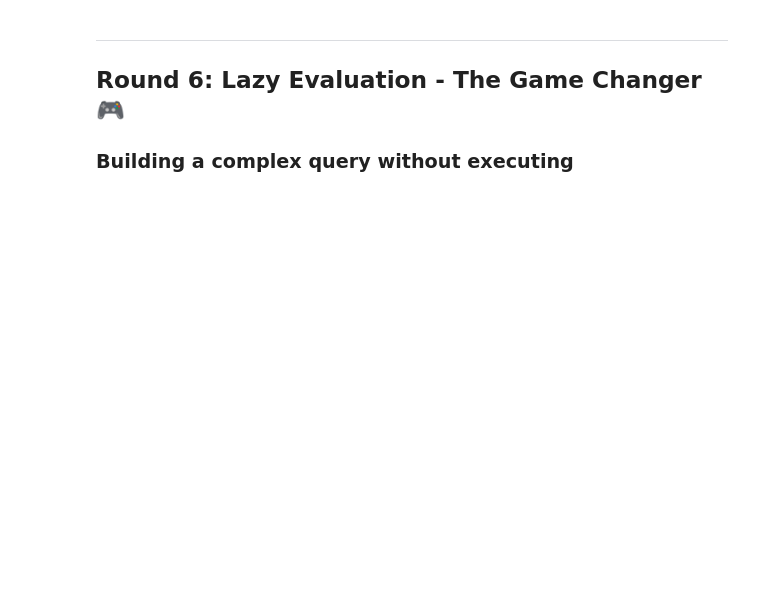
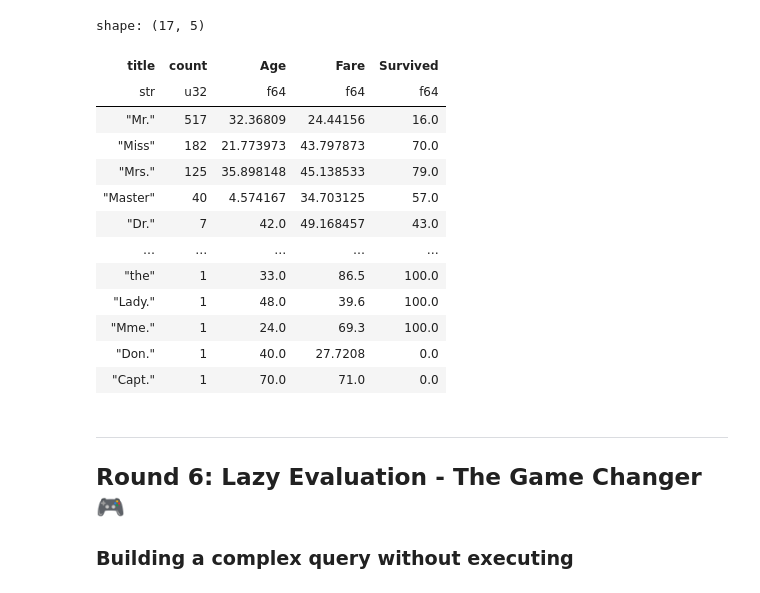
Before and after one commit to KnuxV/advanced_programming_python, a Jupyter notebook: code-examples/05-polars_vs_pandas.ipynb, the cells around one changed output. Saved outputs shown, nothing was run; the diff lists cells and outputs as text; code cells hidden in the pictures; blank space fills up the shorter version.

```diff
--- a/code-examples/05-polars_vs_pandas.ipynb
+++ b/code-examples/05-polars_vs_pandas.ipynb
@@ -358,0 +177,15 @@ shape: (5, 10)
+# %%
+# Analysis by Title Extraction Analysis
+# Mr, Miss, Mrs, Master ...
+# we can remove everything before the first comma to see clearer
+# https://docs.pola.rs/api/python/stable/reference/expressions/api/polars.Expr.str.strip_prefix.html#polars.Expr.str.strip_prefix
+df_title = (df_titanic
+    .with_columns(
+        pl.col('Name').str.split(', ').list.get(1).str.split(" ").list.get(0).alias("title")
+    )
+    .with_columns(
+        pl.col("Name").str.extract(r", (\w+\.?)").alias("title_regex") )
+    .select(['Name', 'title', "title_regex"]))
+
+print(df_title['title'].unique().to_list())
+df_title
@@ -359,3 +208,29 @@ shape: (5, 10)
+# %%
+# Joining back to the main table
+df_titanic = df_titanic.join(df_title.select(['Name', 'title']), on='Name')
+# %%
+df_group_title = df_titanic.group_by('title').agg(
+    pl.len().alias('count'),
+    pl.col('Age').mean(),
+    pl.col('Fare').mean(),
+    (pl.col('Survived').mean()*100).round(0),
+).sort('count', descending=True)
+df_group_title
+# %% [output]
+shape: (17, 5)
+| title | count | Age | Fare | Survived |
+| str | u32 | f64 | f64 | f64 |
+| "Mr." | 517 | 32.36809 | 24.44156 | 16.0 |
+| "Miss" | 182 | 21.773973 | 43.797873 | 70.0 |
+| "Mrs." | 125 | 35.898148 | 45.138533 | 79.0 |
+| "Master" | 40 | 4.574167 | 34.703125 | 57.0 |
+| "Dr." | 7 | 42.0 | 49.168457 | 43.0 |
+| … | … | … | … | … |
+| "the" | 1 | 33.0 | 86.5 | 100.0 |
+| "Lady." | 1 | 48.0 | 39.6 | 100.0 |
+| "Mme." | 1 | 24.0 | 69.3 | 100.0 |
+| "Don." | 1 | 40.0 | 27.7208 | 0.0 |
+| "Capt." | 1 | 70.0 | 71.0 | 0.0 |
 # %% [markdown]
 ---
 
```
Also changed, not shown: parts of 35 cells of this notebook.
